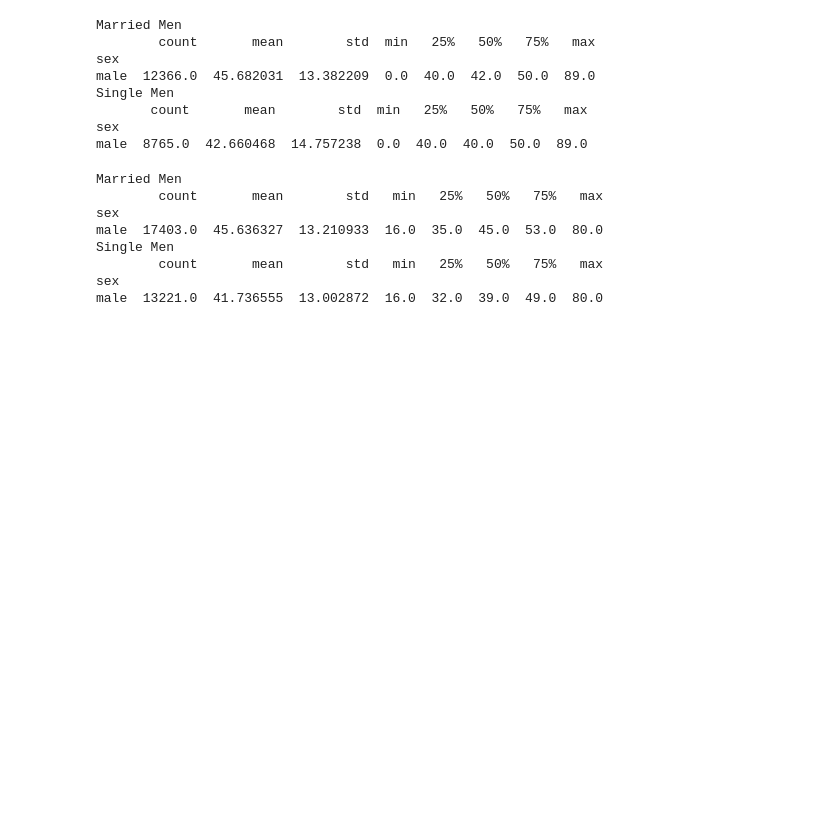
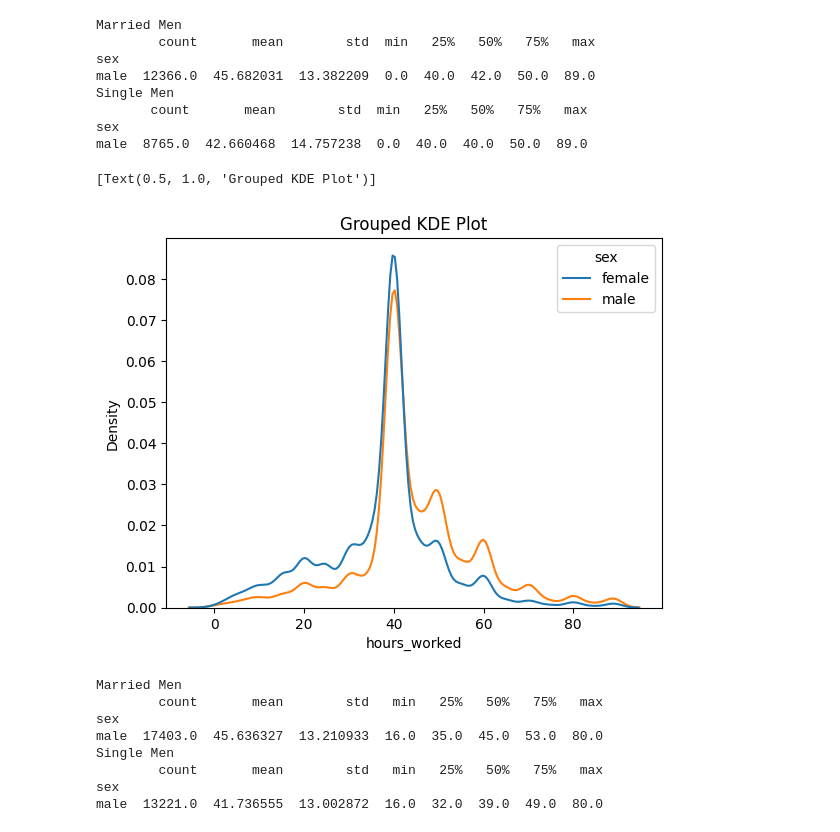
Before and after one commit to fwx5ax/EDA, a Jupyter notebook: lab/get_gss.ipynb, the cells around one changed output. Drawn from its saved outputs; the diff is of its cells as text; code cells hidden in the pictures; blank space fills up the shorter version.

Commit message:
finished visualizations

```diff
--- a/lab/get_gss.ipynb
+++ b/lab/get_gss.ipynb
@@ -355,6 +355,14 @@ Single Men
        count       mean        std  min   25%   50%   75%   max
 sex
 male  8765.0  42.660468  14.757238  0.0  40.0  40.0  50.0  89.0
+# %%
+conditioning = 'sex'
+var = 'hours_worked'
+sns.kdeplot( data=new_df, x=var, hue=conditioning, common_norm=False).set(title='Grouped KDE Plot')
+# women are more likely to work part-time (the 20-hour mark) and men are more likely to work more than 40 hours per week
+# %% [output]
+[Text(0.5, 1.0, 'Grouped KDE Plot')]
+[figure, added]
 # %%
 print("Married Men")
 print(married_men['occ_prestige'].groupby(married_men['sex']).describe())
```
Also changed, not shown: parts of 5 cells of this notebook.
